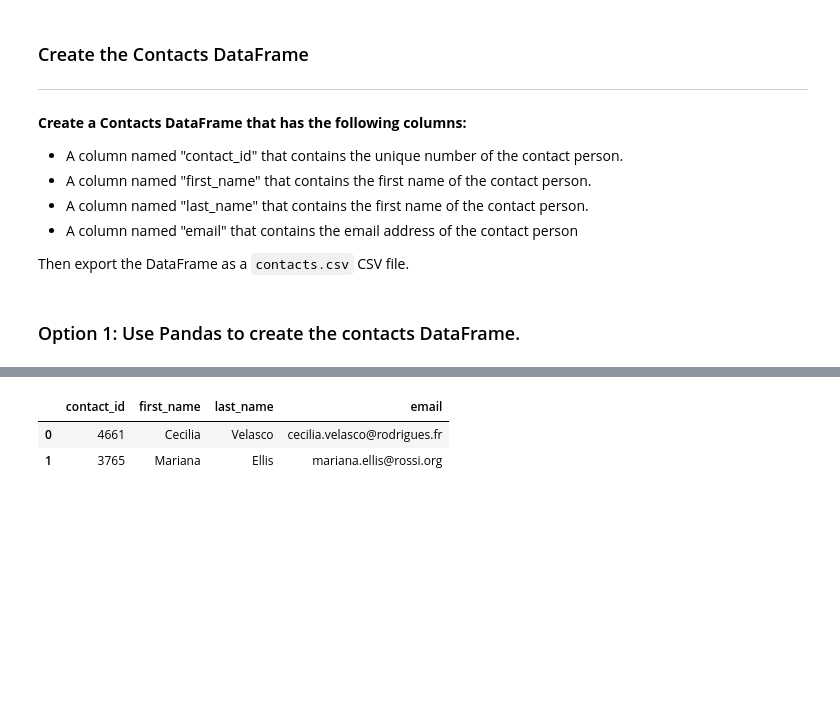
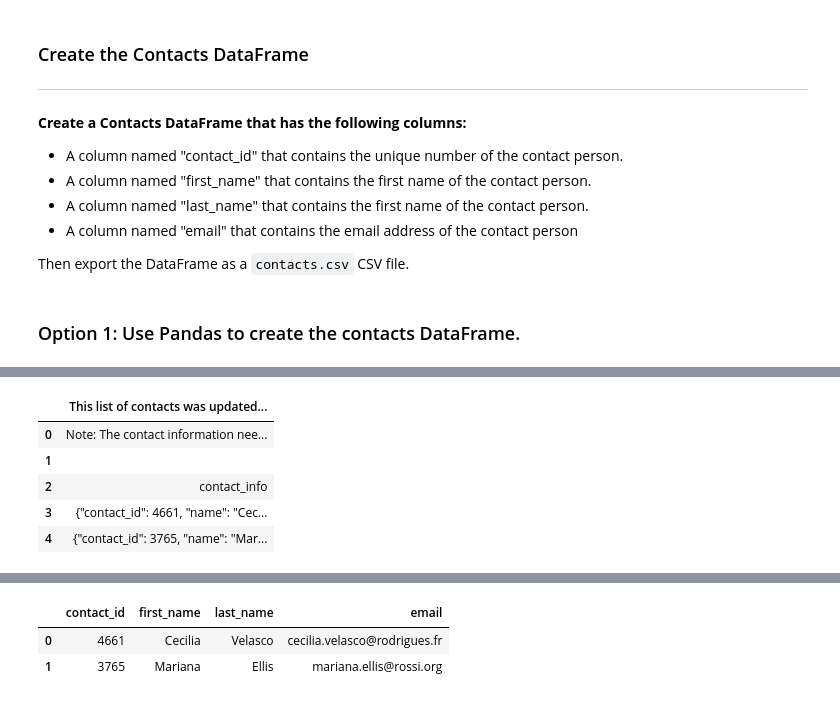
Before and after one commit to cmaijala/Crowdfunding_ETL, a Jupyter notebook: ETL_Mini_Project_CMaijala_ASerpa_KChu.ipynb, the cells around one changed output, grey strips where cells are left out. Cells and saved outputs as stored; diff of their text form; code cells hidden in the pictures; blank space fills up the shorter version.

```diff
--- a/ETL_Mini_Project_CMaijala_ASerpa_KChu.ipynb
+++ b/ETL_Mini_Project_CMaijala_ASerpa_KChu.ipynb
@@ -362,3 +422,12 @@ contact_info_df = pd.DataFrame(data)
+# %%
+contact_info_df.head()
+# %% [output]
+|  | This list of contacts was updated... |
+| 0 | Note: The contact information nee... |
+| 1 |  |
+| 2 | contact_info |
+| 3 | {"contact_id": 4661, "name": "Cec... |
+| 4 | {"contact_id": 3765, "name": "Mar... |
 # %%
 # Check the datatypes.
 #print(contact_info_df.dtypes)
```
Also changed, not shown: parts of 8 cells of this notebook, 1 other file.
